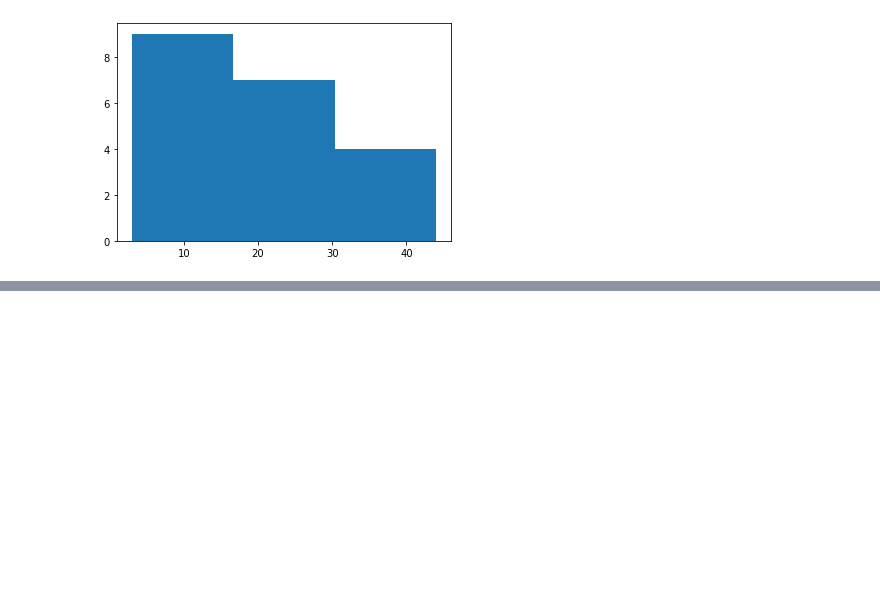
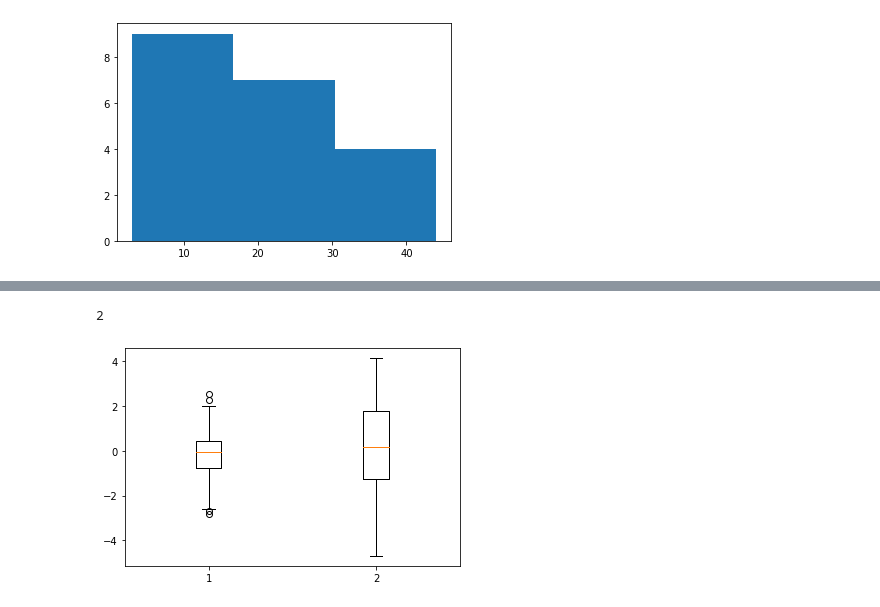
Before and after one commit to lavkushsingh31/ML-Practice-Exercises, a Jupyter notebook: Matplotlib Practice.ipynb, the cells around one changed output, grey strips where cells are left out. Saved outputs shown, nothing was run; the diff lists cells and outputs as text; code cells hidden in the pictures; blank space fills up the shorter version.

```diff
--- a/Matplotlib Practice.ipynb
+++ b/Matplotlib Practice.ipynb
@@ -94,0 +95,3 @@ plt.hist(y, rwidth=10)
+# %%
+dist = [np.random.normal(loc=0, scale=std, size=100) for std in range(1,3) ]
+dist
@@ -94,0 +116,9 @@ plt.hist(y, rwidth=10)
+# %%
+len(dist)
+# %% [output]
+2
+# %%
+plt.boxplot(dist, vert=True)
+plt.show()
+# %% [output]
+[figure, added]
```
Also changed, not shown: parts of 2 cells of this notebook.
